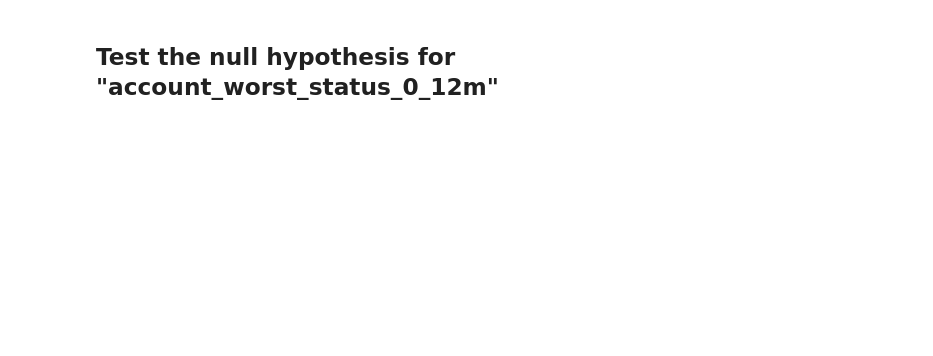
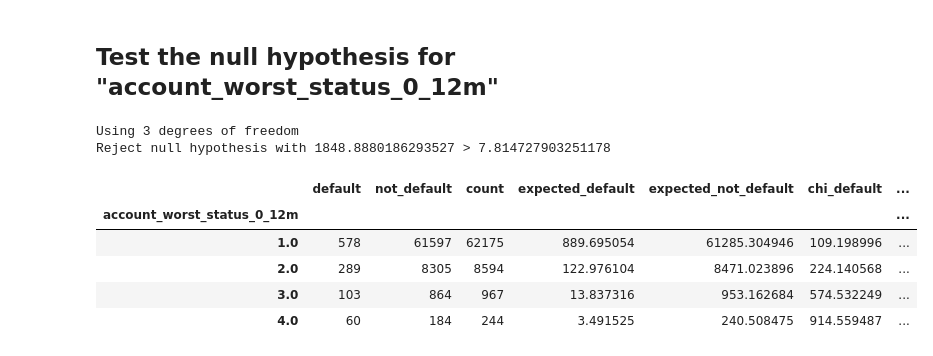
Before and after one commit to ottobricks/default_prediction_case_study, a Jupyter notebook: src/2_exploration/2_status_variables.ipynb, the cells around one changed output. Saved outputs shown, nothing was run; the diff lists cells and outputs as text; code cells hidden in the pictures; blank space fills up the shorter version.

```diff
--- a/src/2_exploration/2_status_variables.ipynb
+++ b/src/2_exploration/2_status_variables.ipynb
@@ -144,2 +198,42 @@ Next, we take advantage of K Proportions Theory once again to test the null hypo
 # %% [markdown]
 ## Test the null hypothesis for "account_worst_status_0_12m"
+# %%
+agg_worst_status = lambda df: df.assign(
+    account_worst_status_0_12m=lambda df: df[
+        [
+            "account_worst_status_0_3m",
+            "account_worst_status_3_6m",
+            "account_worst_status_6_12m",
+        ]
+    ]
+    .max(axis=1)
+    .combine_first(df.assign(dummy=1).dummy)
+)
+
+worst_status_profile = (
+    pd.concat(
+        [
+            agg_worst_status(default)[["account_worst_status_0_12m", "default"]],
+            agg_worst_status(not_default)[["account_worst_status_0_12m", "default"]],
+        ]
+    )
+    .groupby("account_worst_status_0_12m")["default"]
+    .agg(["sum", "count"])
+    .assign(
+        default=lambda df: df["sum"], not_default=lambda df: df["count"] - df["sum"]
+    )[["default", "not_default", "count"]]
+    .transform(lambda s: s.astype(int))
+)
+
+_, worst_status_profile_chi2 = func.test_k_prop(worst_status_profile)
+
+worst_status_profile_chi2
+# %% [output]
+Using 3 degrees of freedom
+Reject null hypothesis with 1848.8880186293527 > 7.814727903251178
+|  | default | not_default | count | expected_default | expected_not_default | chi_default | ... |
+| account_worst_status_0_12m |  |  |  |  |  |  | ... |
+| 1.0 | 578 | 61597 | 62175 | 889.695054 | 61285.304946 | 109.198996 | ... |
+| 2.0 | 289 | 8305 | 8594 | 122.976104 | 8471.023896 | 224.140568 | ... |
+| 3.0 | 103 | 864 | 967 | 13.837316 | 953.162684 | 574.532249 | ... |
+| 4.0 | 60 | 184 | 244 | 3.491525 | 240.508475 | 914.559487 | ... |
```
Also changed, not shown: parts of 7 cells of this notebook.
